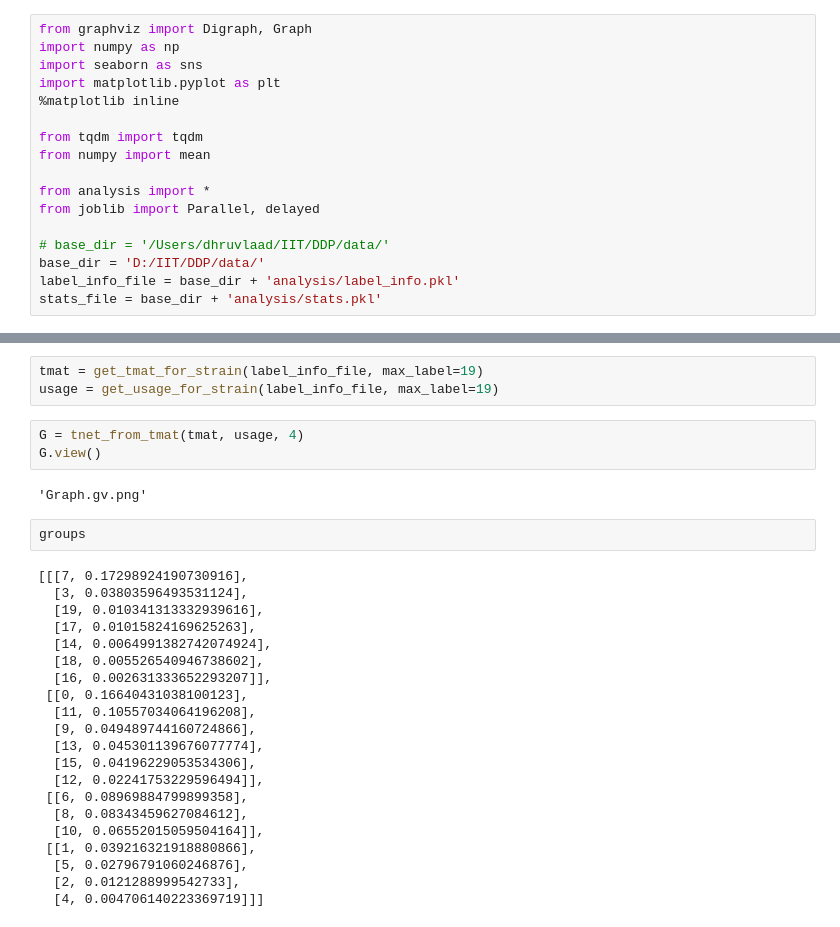
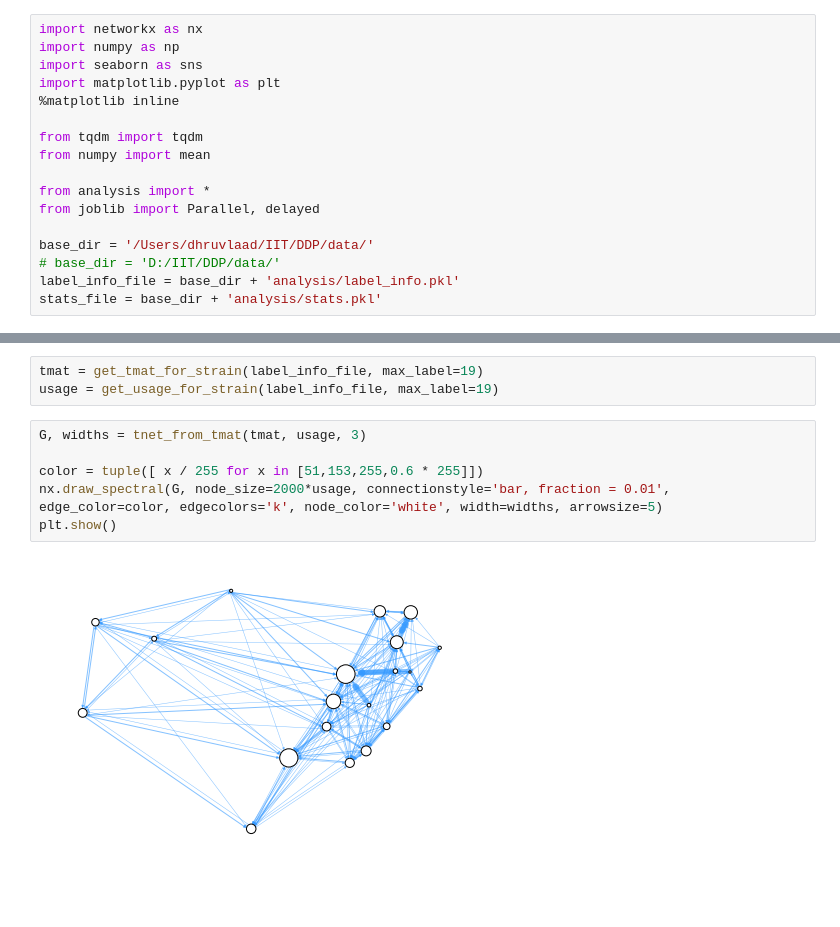
Before and after one commit to Thalaivar/DDP, a Jupyter notebook: B-SOID/plotting.ipynb, the cells around one changed output, grey strips where cells are left out. Saved outputs shown, nothing was run; the diff lists cells and outputs as text; blank space fills up the shorter version.

Commit message:
graph done

```diff
--- a/B-SOID/plotting.ipynb
+++ b/B-SOID/plotting.ipynb
@@ -1,5 +1,5 @@
 # %%
-from graphviz import Digraph, Graph
+import networkx as nx
 import numpy as np
 import seaborn as sns
 import matplotlib.pyplot as plt
@@ -11,8 +11,8 @@ from numpy import mean
 from analysis import *
 from joblib import Parallel, delayed
 
-# base_dir = '/Users/dhruvlaad/IIT/DDP/data/'
-base_dir = 'D:/IIT/DDP/data/'
+base_dir = '/Users/dhruvlaad/IIT/DDP/data/'
+# base_dir = 'D:/IIT/DDP/data/'
 label_info_file = base_dir + 'analysis/label_info.pkl'
 stats_file = base_dir + 'analysis/stats.pkl'
 # %%
@@ -210,31 +205,11 @@ def get_tmat_for_strain(label_info_file, strain=None, max_label=None):
 # %%
 tmat = get_tmat_for_strain(label_info_file, max_label=19)
 usage = get_usage_for_strain(label_info_file, max_label=19)
-# %%
-G = tnet_from_tmat(tmat, usage, 4)
-G.view()
-# %% [output]
-'Graph.gv.png'
-# %%
-groups
-# %% [output]
-[[[7, 0.17298924190730916],
-  [3, 0.03803596493531124],
-  [19, 0.010341313332939616],
-  [17, 0.01015824169625263],
-  [14, 0.0064991382742074924],
-  [18, 0.005526540946738602],
-  [16, 0.002631333652293207]],
- [[0, 0.16640431038100123],
-  [11, 0.10557034064196208],
-  [9, 0.049489744160724866],
-  [13, 0.045301139676077774],
-  [15, 0.04196229053534306],
-  [12, 0.02241753229596494]],
- [[6, 0.08969884799899358],
-  [8, 0.08343459627084612],
-  [10, 0.06552015059504164]],
- [[1, 0.039216321918880866],
-  [5, 0.02796791060246876],
-  [2, 0.0121288999542733],
-  [4, 0.004706140223369719]]]
+# %%
+G, widths = tnet_from_tmat(tmat, usage, 3)
+
+color = tuple([ x / 255 for x in [51,153,255,0.6 * 255]])
+nx.draw_spectral(G, node_size=2000*usage, connectionstyle='bar, fraction = 0.01', edge_color=color, edgecolors='k', node_color='white', width=widths, arrowsize=5)
+plt.show()
+# %% [output]
+[figure, added]
```
Also changed, not shown: parts of 1 cell of this notebook, 3 other files.
